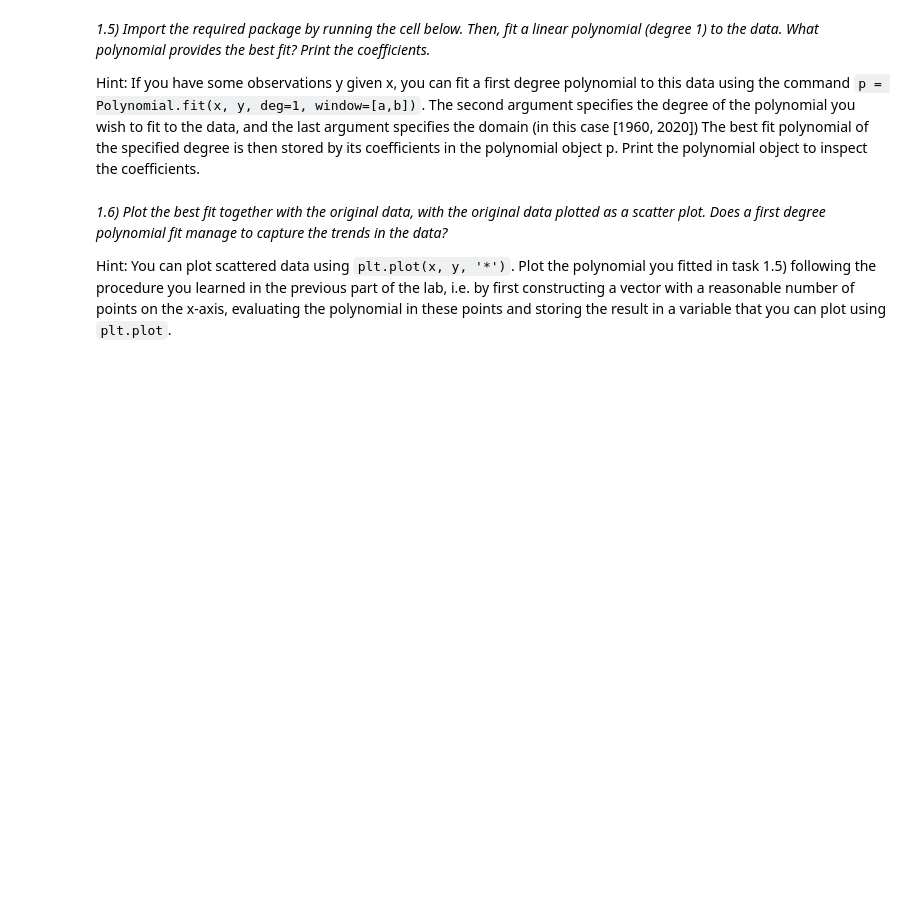
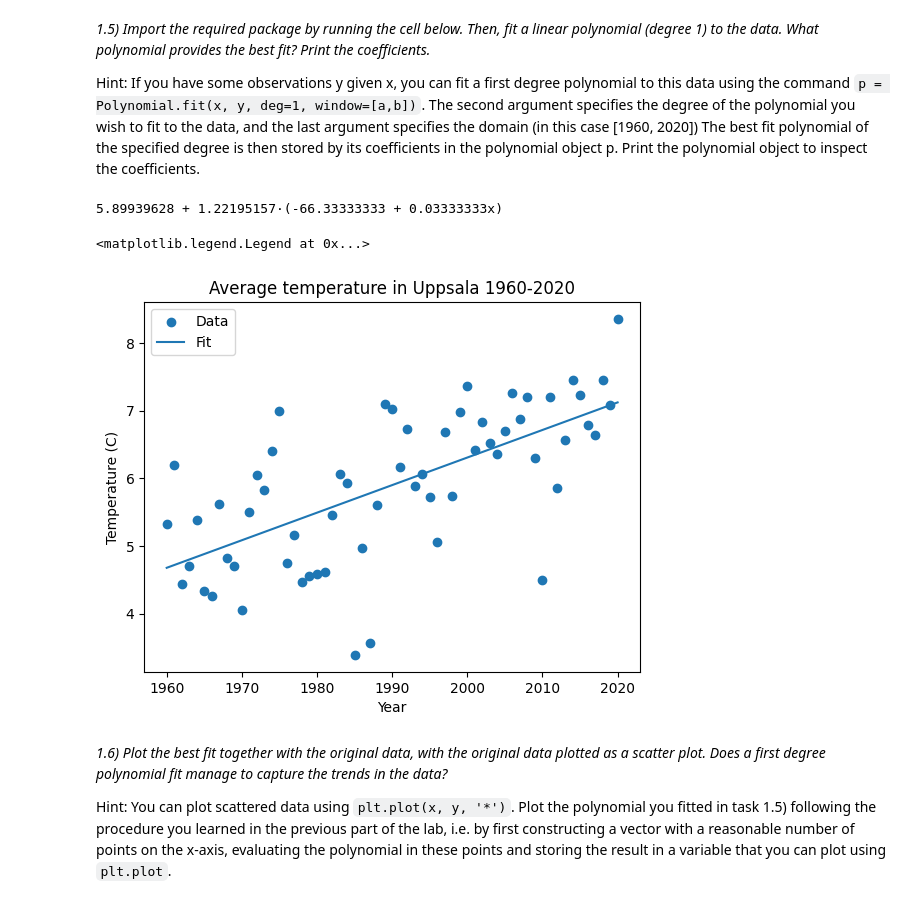
Before and after one commit to Hobbit0419/Uni_code, a Jupyter notebook: Dataanlys/Lab2/Lab2_P2.ipynb, the cells around one changed output. Drawn from its saved outputs; the diff is of its cells as text; code cells hidden in the pictures; blank space fills up the shorter version.

```diff
--- a/Dataanlys/Lab2/Lab2_P2.ipynb
+++ b/Dataanlys/Lab2/Lab2_P2.ipynb
@@ -41,3 +49,19 @@ from numpy.polynomial import Polynomial
+# %%
+# enter your code here
+fit1 = Polynomial.fit(avg_temp[:,0], avg_temp[:,1], 1)
+print(fit1)
+
+fig2, ax2 = plt.subplots()
+ax2.scatter(avg_temp[:,0], avg_temp[:,1], label='Data')
+ax2.plot(avg_temp[:,0], fit1(avg_temp[:,0]), label='Fit')
+ax2.set_xlabel('Year')
+ax2.set_ylabel('Temperature (C)')
+ax2.set_title('Average temperature in Uppsala 1960-2020')
+ax2.legend()
+# %% [output]
+5.89939628 + 1.22195157·(-66.33333333 + 0.03333333x)
+<matplotlib.legend.Legend at 0x...>
+[figure, added]
 # %% [markdown]
 _1.6) Plot the best fit together with the original data, with the original data plotted as a scatter plot. Does a first degree polynomial fit manage to capture the trends in the data?_
 
```
Also changed, not shown: parts of 11 cells of this notebook, 9 other files.
